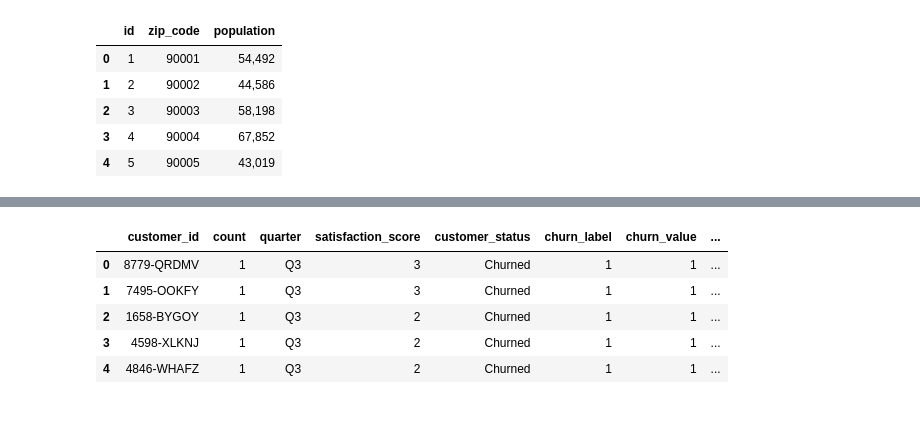
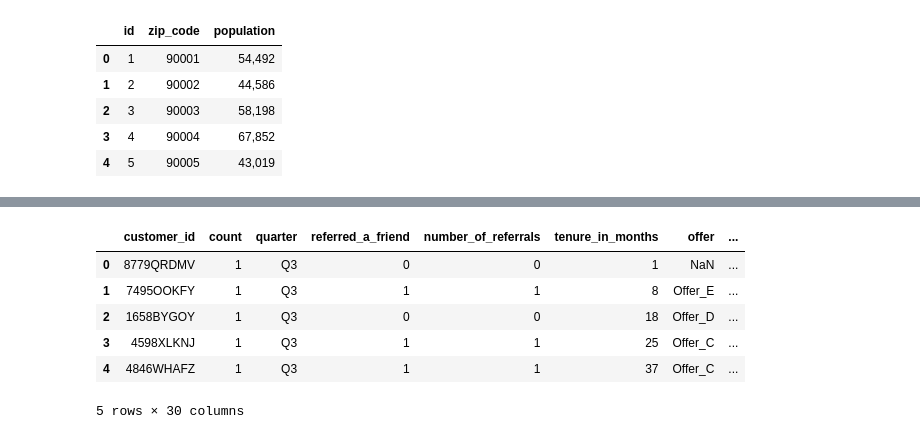
Before and after one commit to MahendraC17/Causal-AI---Customer-Churn, a Jupyter notebook: data_clean_transform.ipynb, the cells around one changed output, grey strips where cells are left out. Drawn from its saved outputs; the diff is of its cells as text; code cells hidden in the pictures.

```diff
--- a/psm.ipynb
+++ b/data_clean_transform.ipynb
@@ -100,9 +167,11 @@ df_ser.head()
-# %%
-df_sts.head()
-# %% [output]
-|  | customer_id | count | quarter | satisfaction_score | customer_status | churn_label | churn_value | ... |
-| 0 | 8779-QRDMV | 1 | Q3 | 3 | Churned | 1 | 1 | ... |
-| 1 | 7495-OOKFY | 1 | Q3 | 3 | Churned | 1 | 1 | ... |
-| 2 | 1658-BYGOY | 1 | Q3 | 2 | Churned | 1 | 1 | ... |
-| 3 | 4598-XLKNJ | 1 | Q3 | 2 | Churned | 1 | 1 | ... |
-| 4 | 4846-WHAFZ | 1 | Q3 | 2 | Churned | 1 | 1 | ... |
+# %%
+df_ser.replace({None: np.nan, '': np.nan}, inplace=True)
+df_ser.head()
+# %% [output]
+|  | customer_id | count | quarter | referred_a_friend | number_of_referrals | tenure_in_months | offer | ... |
+| 0 | 8779QRDMV | 1 | Q3 | 0 | 0 | 1 | NaN | ... |
+| 1 | 7495OOKFY | 1 | Q3 | 1 | 1 | 8 | Offer_E | ... |
+| 2 | 1658BYGOY | 1 | Q3 | 0 | 0 | 18 | Offer_D | ... |
+| 3 | 4598XLKNJ | 1 | Q3 | 1 | 1 | 25 | Offer_C | ... |
+| 4 | 4846WHAFZ | 1 | Q3 | 1 | 1 | 37 | Offer_C | ... |
+5 rows × 30 columns
```
Also changed, not shown: parts of 13 cells of this notebook.
